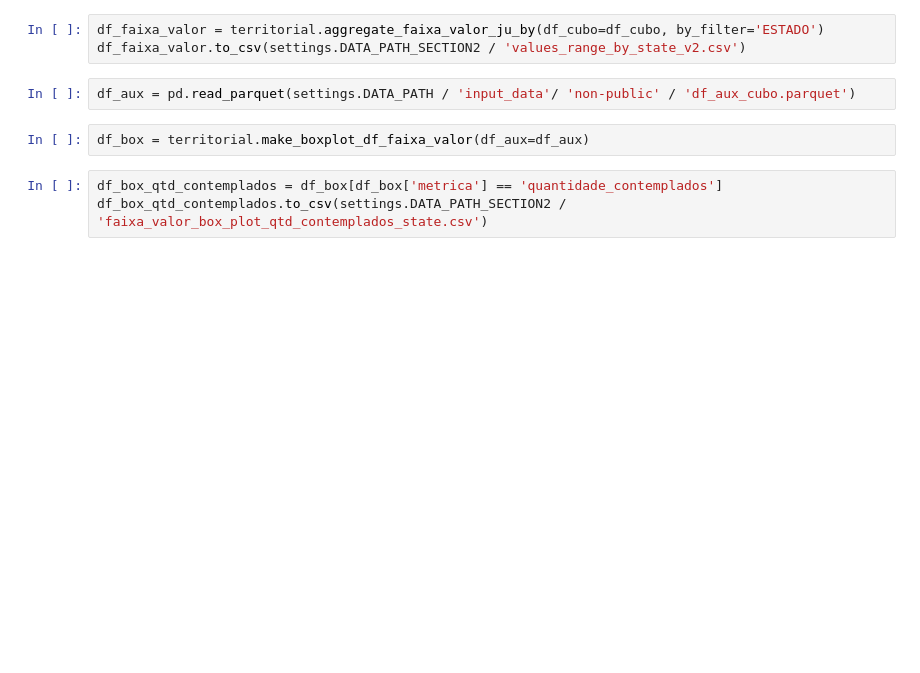
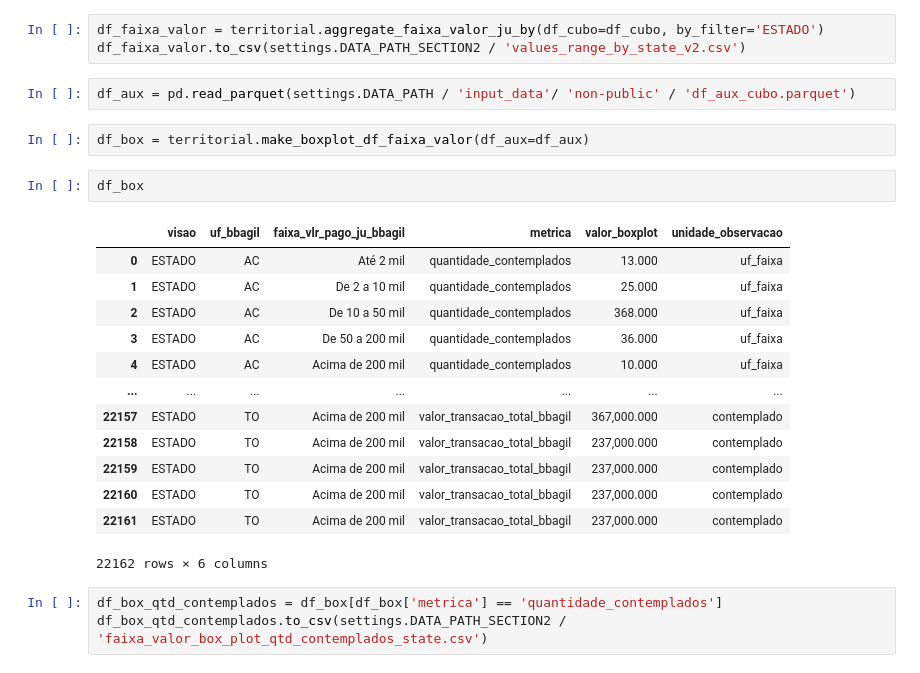
Before and after one commit to SGE-Subsecretaria-de-Gestao-Estrategica/pnab-data-vis, a Jupyter notebook: src/notebooks/gabriel_create_csv.ipynb, the cells around one changed output. Saved outputs shown, nothing was run; the diff lists cells and outputs as text; blank space fills up the shorter version.

```diff
--- a/src/notebooks/gabriel_create_csv.ipynb
+++ b/src/notebooks/gabriel_create_csv.ipynb
@@ -253,6 +250,22 @@ df_faixa_valor.to_csv(settings.DATA_PATH_SECTION2 / 'values_range_by_state_v2.cs
 df_aux = pd.read_parquet(settings.DATA_PATH / 'input_data'/ 'non-public' / 'df_aux_cubo.parquet')
 # %%
 df_box = territorial.make_boxplot_df_faixa_valor(df_aux=df_aux)
+# %%
+df_box
+# %% [output]
+|  | visao | uf_bbagil | faixa_vlr_pago_ju_bbagil | metrica | valor_boxplot | unidade_observacao |
+| 0 | ESTADO | AC | Até 2 mil | quantidade_contemplados | 13.000 | uf_faixa |
+| 1 | ESTADO | AC | De 2 a 10 mil | quantidade_contemplados | 25.000 | uf_faixa |
+| 2 | ESTADO | AC | De 10 a 50 mil | quantidade_contemplados | 368.000 | uf_faixa |
+| 3 | ESTADO | AC | De 50 a 200 mil | quantidade_contemplados | 36.000 | uf_faixa |
+| 4 | ESTADO | AC | Acima de 200 mil | quantidade_contemplados | 10.000 | uf_faixa |
+| ... | ... | ... | ... | ... | ... | ... |
+| 22157 | ESTADO | TO | Acima de 200 mil | valor_transacao_total_bbagil | 367,000.000 | contemplado |
+| 22158 | ESTADO | TO | Acima de 200 mil | valor_transacao_total_bbagil | 237,000.000 | contemplado |
+| 22159 | ESTADO | TO | Acima de 200 mil | valor_transacao_total_bbagil | 237,000.000 | contemplado |
+| 22160 | ESTADO | TO | Acima de 200 mil | valor_transacao_total_bbagil | 237,000.000 | contemplado |
+| 22161 | ESTADO | TO | Acima de 200 mil | valor_transacao_total_bbagil | 237,000.000 | contemplado |
+22162 rows × 6 columns
 # %%
 df_box_qtd_contemplados = df_box[df_box['metrica'] == 'quantidade_contemplados']
 df_box_qtd_contemplados.to_csv(settings.DATA_PATH_SECTION2 / 'faixa_valor_box_plot_qtd_contemplados_state.csv')
```
Also changed, not shown: parts of 30 cells of this notebook, 3 other files.
